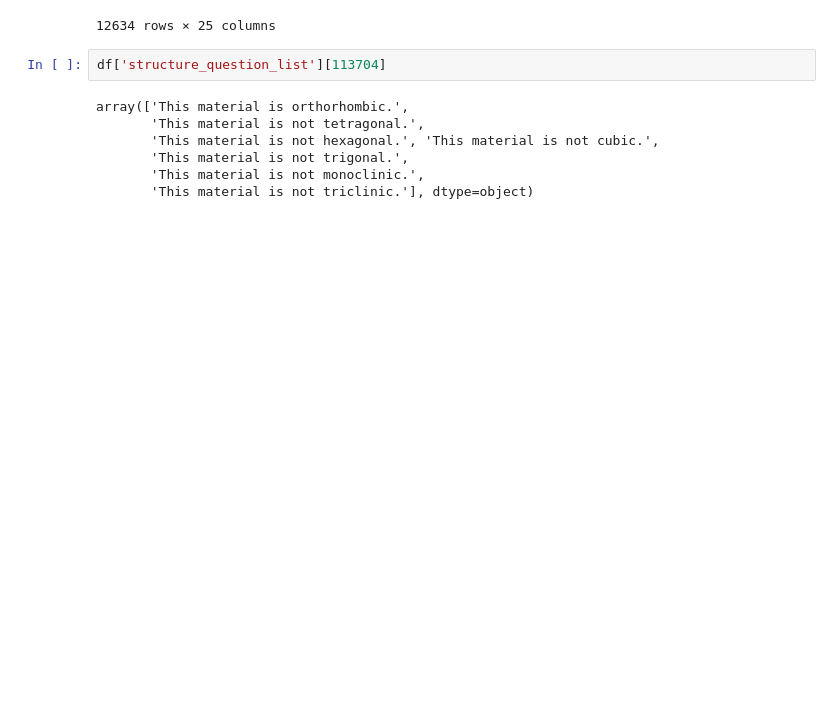
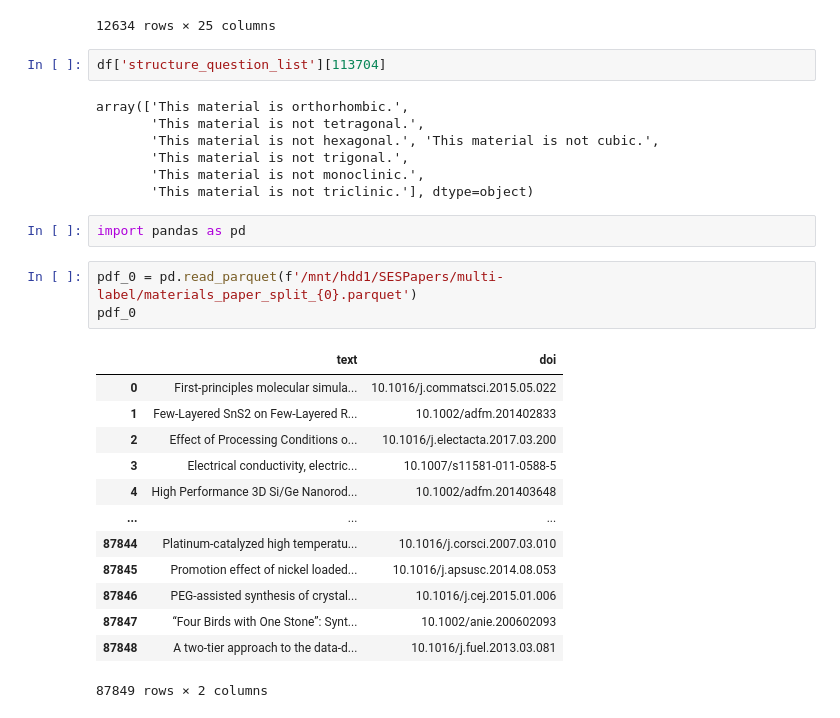
Before and after one commit to parkyjmit/CLaC, a Jupyter notebook: evaluation.ipynb, the cells around one changed output. Drawn from its saved outputs; the diff is of its cells as text; blank space fills up the shorter version.

```diff
--- a/evaluation.ipynb
+++ b/evaluation.ipynb
@@ -84,3 +84,22 @@ array(['This material is orthorhombic.',
        'This material is not trigonal.',
        'This material is not monoclinic.',
        'This material is not triclinic.'], dtype=object)
+# %%
+import pandas as pd
+# %%
+pdf_0 = pd.read_parquet(f'/mnt/hdd1/SESPapers/multi-label/materials_paper_split_{0}.parquet')
+pdf_0
+# %% [output]
+|  | text | doi |
+| 0 | First-principles molecular simula... | 10.1016/j.commatsci.2015.05.022 |
+| 1 | Few‐Layered SnS2 on Few‐Layered R... | 10.1002/adfm.201402833 |
+| 2 | Effect of Processing Conditions o... | 10.1016/j.electacta.2017.03.200 |
+| 3 | Electrical conductivity, electric... | 10.1007/s11581-011-0588-5 |
+| 4 | High Performance 3D Si/Ge Nanorod... | 10.1002/adfm.201403648 |
+| ... | ... | ... |
+| 87844 | Platinum-catalyzed high temperatu... | 10.1016/j.corsci.2007.03.010 |
+| 87845 | Promotion effect of nickel loaded... | 10.1016/j.apsusc.2014.08.053 |
+| 87846 | PEG-assisted synthesis of crystal... | 10.1016/j.cej.2015.01.006 |
+| 87847 | “Four Birds with One Stone”: Synt... | 10.1002/anie.200602093 |
+| 87848 | A two-tier approach to the data-d... | 10.1016/j.fuel.2013.03.081 |
+87849 rows × 2 columns
```
Also changed, not shown: parts of 24 cells of this notebook, 20 other files.
